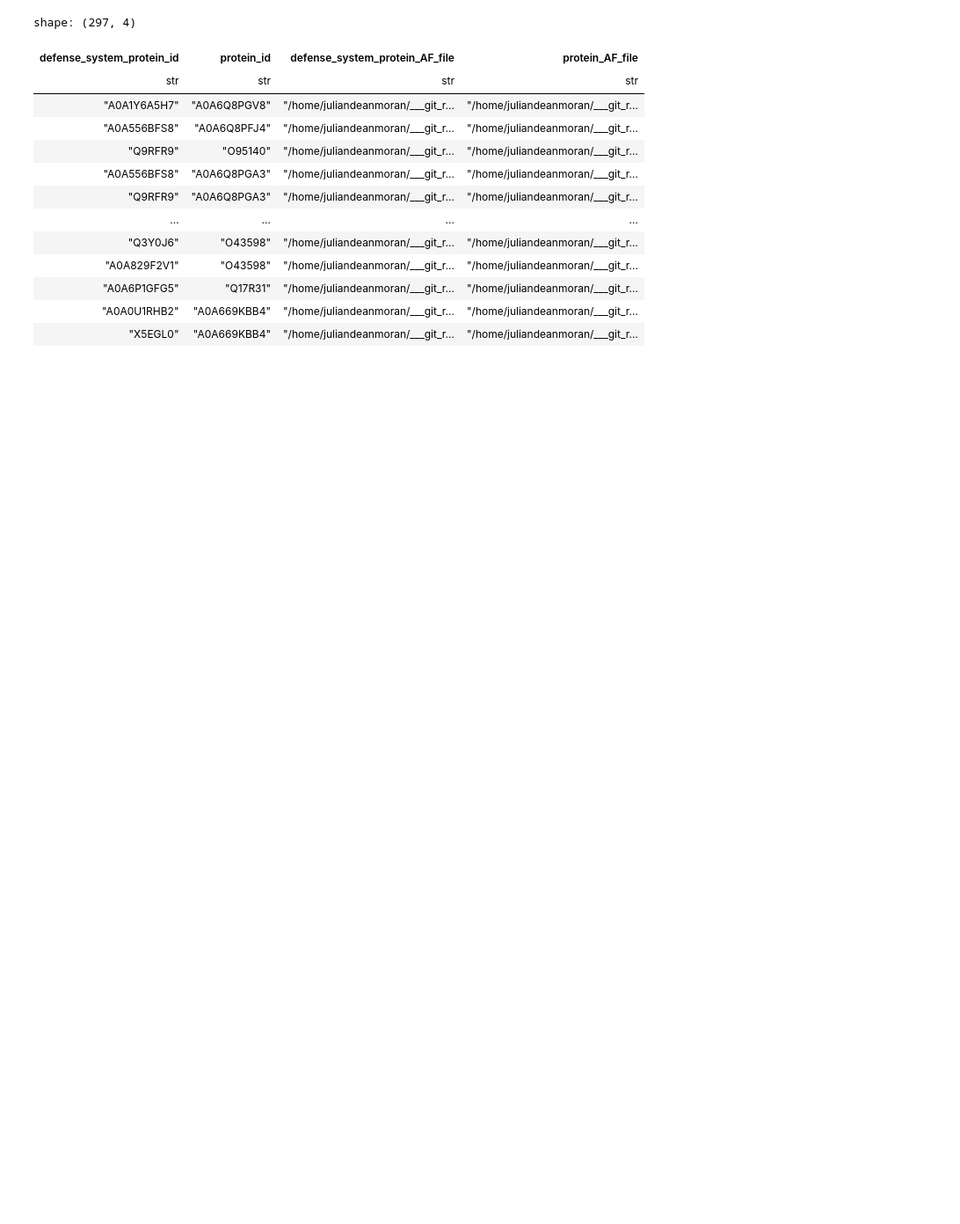
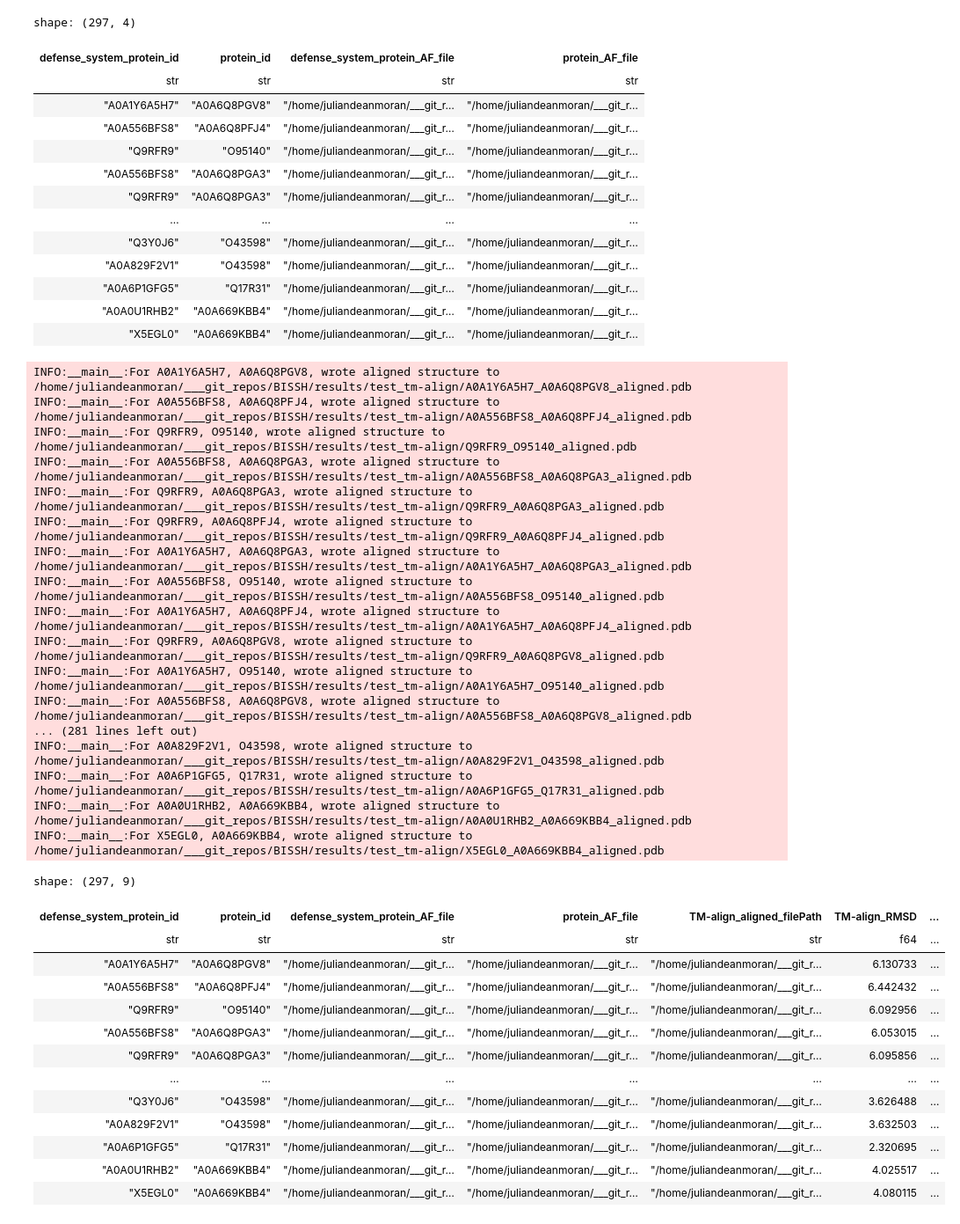
Before and after one commit to juliandeanmoran/BISSH, a Jupyter notebook: testing/test_tm-align.ipynb, the cells around one changed output. Shown at 88% size. Cells and saved outputs as stored; diff of their text form; code cells hidden in the pictures; blank space fills up the shorter version.

Commit message:
Ran TM-align on 297 samples.

```diff
--- a/testing/test_tm-align.ipynb
+++ b/testing/test_tm-align.ipynb
@@ -211,8 +214,6 @@ shape: (297, 4)
 # ────────────────────────────────────────────────────────────
 
 def get_tm_alignment(
-    query_id: str,
-    target_id: str,
     query_pdb: str,
     target_pdb: str,
     out_path: str,
@@ -220,28 +221,29 @@ def get_tm_alignment(
 ) -> str:
 
     if os.path.exists(out_path) and not overwrite:
-        logger.warning(f"For {query_id}, {target_id} PyMol alignment is already on file at {out_path}. Set overwrite=True if you wish to run alignment again.")
+        logger.warning(f"For {query_pdb}, {target_pdb} PyMol alignment is already on file at {out_path}. Set overwrite=True if you wish to run alignment again.")
         return None, None, None, None
 
     # Wrangle
-    query_struct = get_structure(query_id, query_pdb)
-    target_struct = get_structure(target_id, target_pdb)
+    query_struct = get_structure(query_pdb, "pdb")
+    target_struct = get_structure(target_pdb, "pdb")
 
     query_coords, query_seq = get_residue_data(query_struct)
     target_coords, target_seq = get_residue_data(target_struct)
 
     # TM-align
     result = tm_align(query_coords, target_coords, query_seq, target_seq)
-    R = result.rotation
-    t = result.translation
+
+    R = result.u
+    t = result.t
 
     for atom in target_struct.get_atoms():
         atom.coord = np.dot(R, atom.coord) + t
 
     # Capture metrics
     query_tm_score = result.tm_norm_chain1
-    aligned_residues = result.aln_len
-    seq_id = result.seq_id
+    query_aln_res = result.seqxA
+    target_aln_res = result.seqyA
 
     # Out
     io = PDBIO()
@@ -251,7 +253,7 @@ def get_tm_alignment(
         io.set_structure(target_struct)
         io.save(f)
 
-    return result.rmsd, query_tm_score, aligned_residues, seq_id
+    return result.rmsd, query_tm_score, query_aln_res, target_aln_res
 
 
 def get_tm_alignments(
@@ -262,38 +264,81 @@ def get_tm_alignments(
     col_target_struct: str,
     out_dir: str,
     overwrite: bool = False
 ) -> pl.DataFrame:
 
-    col_aln_path, col_rmsd, col_tm_score, col_aln_res, col_seq_id = [], [], [], [], []
+    col_aln_path, col_rmsd, col_tm_score, col_q_aln_res, col_t_aln_res = [], [], [], [], []
 
     for i in range(len(df)):
         query_id = df[i, col_query_id]
         target_id = df[i, col_target_id]
         out_path = f"{out_dir}/{query_id}_{target_id}_aligned.pdb"
 
-        rmsd, query_tm_score, aln_res, seq_id = get_tm_alignment(
-            query_id=query_id,
-            target_id=target_id,
+        rmsd, query_tm_score, query_aln_res, target_aln_res = get_tm_alignment(
             query_pdb=df[i, col_query_struct],
             target_pdb=df[i, col_target_struct],
             out_path=out_path,
             overwrite=overwrite
         )
         col_aln_path.append(out_path)
         col_rmsd.append(rmsd)
         col_tm_score.append(query_tm_score)
-        col_aln_res.append(aln_res)
-        col_seq_id.append(seq_id)
+        col_q_aln_res.append(query_aln_res)
+        col_t_aln_res.append(target_aln_res)
+
+        logger.info(f"For {query_id}, {target_id}, wrote aligned structure to {out_path}")
 
     df = df.with_columns(
         pl.Series("TM-align_aligned_filePath", col_aln_path)
     ).with_columns(
         pl.Series("TM-align_RMSD", col_rmsd)
     ).with_columns(
         pl.Series("TM_score", col_tm_score)
     ).with_columns(
-        pl.Series("Aligned_residues", col_aln_res)
+        pl.Series("Query_aligned_residues", col_q_aln_res)
     ).with_columns(
-        pl.Series("Seq_identity_over_aligned_region", col_seq_id)
+        pl.Series("Target_aligned_residues", col_t_aln_res)
     )
     return df
+
+df_tm_align = get_tm_alignments(
+    df=df_structure_files,
+    col_query_id=COL_QUERY_PROTEIN_IDS,
+    col_target_id=COL_TARGET_PROTEIN_IDS,
+    col_query_struct=col_query_struct,
+    col_target_struct=col_target_struct,
+    out_dir=OUT_DIR
+)
+
+# df_tm_align
+# %% [output]
+INFO:__main__:For A0A1Y6A5H7, A0A6Q8PGV8, wrote aligned structure to /home/juliandeanmoran/___git_repos/BISSH/results/test_tm-align/A0A1Y6A5H7_A0A6Q8PGV8_aligned.pdb
+INFO:__main__:For A0A556BFS8, A0A6Q8PFJ4, wrote aligned structure to /home/juliandeanmoran/___git_repos/BISSH/results/test_tm-align/A0A556BFS8_A0A6Q8PFJ4_aligned.pdb
+INFO:__main__:For Q9RFR9, O95140, wrote aligned structure to /home/juliandeanmoran/___git_repos/BISSH/results/test_tm-align/Q9RFR9_O95140_aligned.pdb
+INFO:__main__:For A0A556BFS8, A0A6Q8PGA3, wrote aligned structure to /home/juliandeanmoran/___git_repos/BISSH/results/test_tm-align/A0A556BFS8_A0A6Q8PGA3_aligned.pdb
+INFO:__main__:For Q9RFR9, A0A6Q8PGA3, wrote aligned structure to /home/juliandeanmoran/___git_repos/BISSH/results/test_tm-align/Q9RFR9_A0A6Q8PGA3_aligned.pdb
+INFO:__main__:For Q9RFR9, A0A6Q8PFJ4, wrote aligned structure to /home/juliandeanmoran/___git_repos/BISSH/results/test_tm-align/Q9RFR9_A0A6Q8PFJ4_aligned.pdb
+INFO:__main__:For A0A1Y6A5H7, A0A6Q8PGA3, wrote aligned structure to /home/juliandeanmoran/___git_repos/BISSH/results/test_tm-align/A0A1Y6A5H7_A0A6Q8PGA3_aligned.pdb
+INFO:__main__:For A0A556BFS8, O95140, wrote aligned structure to /home/juliandeanmoran/___git_repos/BISSH/results/test_tm-align/A0A556BFS8_O95140_aligned.pdb
+INFO:__main__:For A0A1Y6A5H7, A0A6Q8PFJ4, wrote aligned structure to /home/juliandeanmoran/___git_repos/BISSH/results/test_tm-align/A0A1Y6A5H7_A0A6Q8PFJ4_aligned.pdb
+INFO:__main__:For Q9RFR9, A0A6Q8PGV8, wrote aligned structure to /home/juliandeanmoran/___git_repos/BISSH/results/test_tm-align/Q9RFR9_A0A6Q8PGV8_aligned.pdb
+INFO:__main__:For A0A1Y6A5H7, O95140, wrote aligned structure to /home/juliandeanmoran/___git_repos/BISSH/results/test_tm-align/A0A1Y6A5H7_O95140_aligned.pdb
+INFO:__main__:For A0A556BFS8, A0A6Q8PGV8, wrote aligned structure to /home/juliandeanmoran/___git_repos/BISSH/results/test_tm-align/A0A556BFS8_A0A6Q8PGV8_aligned.pdb
+... (281 lines left out)
+INFO:__main__:For A0A829F2V1, O43598, wrote aligned structure to /home/juliandeanmoran/___git_repos/BISSH/results/test_tm-align/A0A829F2V1_O43598_aligned.pdb
+INFO:__main__:For A0A6P1GFG5, Q17R31, wrote aligned structure to /home/juliandeanmoran/___git_repos/BISSH/results/test_tm-align/A0A6P1GFG5_Q17R31_aligned.pdb
+INFO:__main__:For A0A0U1RHB2, A0A669KBB4, wrote aligned structure to /home/juliandeanmoran/___git_repos/BISSH/results/test_tm-align/A0A0U1RHB2_A0A669KBB4_aligned.pdb
+INFO:__main__:For X5EGL0, A0A669KBB4, wrote aligned structure to /home/juliandeanmoran/___git_repos/BISSH/results/test_tm-align/X5EGL0_A0A669KBB4_aligned.pdb
+shape: (297, 9)
+| defense_system_protein_id | protein_id | defense_system_protein_AF_file | protein_AF_file | TM-align_aligned_filePath | TM-align_RMSD | ... |
+| str | str | str | str | str | f64 | ... |
+| "A0A1Y6A5H7" | "A0A6Q8PGV8" | "/home/juliandeanmoran/___git_r… | "/home/juliandeanmoran/___git_r… | "/home/juliandeanmoran/___git_r… | 6.130733 | ... |
+| "A0A556BFS8" | "A0A6Q8PFJ4" | "/home/juliandeanmoran/___git_r… | "/home/juliandeanmoran/___git_r… | "/home/juliandeanmoran/___git_r… | 6.442432 | ... |
+| "Q9RFR9" | "O95140" | "/home/juliandeanmoran/___git_r… | "/home/juliandeanmoran/___git_r… | "/home/juliandeanmoran/___git_r… | 6.092956 | ... |
+| "A0A556BFS8" | "A0A6Q8PGA3" | "/home/juliandeanmoran/___git_r… | "/home/juliandeanmoran/___git_r… | "/home/juliandeanmoran/___git_r… | 6.053015 | ... |
+| "Q9RFR9" | "A0A6Q8PGA3" | "/home/juliandeanmoran/___git_r… | "/home/juliandeanmoran/___git_r… | "/home/juliandeanmoran/___git_r… | 6.095856 | ... |
+| … | … | … | … | … | … | ... |
+| "Q3Y0J6" | "O43598" | "/home/juliandeanmoran/___git_r… | "/home/juliandeanmoran/___git_r… | "/home/juliandeanmoran/___git_r… | 3.626488 | ... |
+| "A0A829F2V1" | "O43598" | "/home/juliandeanmoran/___git_r… | "/home/juliandeanmoran/___git_r… | "/home/juliandeanmoran/___git_r… | 3.632503 | ... |
+| "A0A6P1GFG5" | "Q17R31" | "/home/juliandeanmoran/___git_r… | "/home/juliandeanmoran/___git_r… | "/home/juliandeanmoran/___git_r… | 2.320695 | ... |
+| "A0A0U1RHB2" | "A0A669KBB4" | "/home/juliandeanmoran/___git_r… | "/home/juliandeanmoran/___git_r… | "/home/juliandeanmoran/___git_r… | 4.025517 | ... |
+| "X5EGL0" | "A0A669KBB4" | "/home/juliandeanmoran/___git_r… | "/home/juliandeanmoran/___git_r… | "/home/juliandeanmoran/___git_r… | 4.080115 | ... |
```
Also changed, not shown: parts of 5 cells of this notebook, 2 other files.
